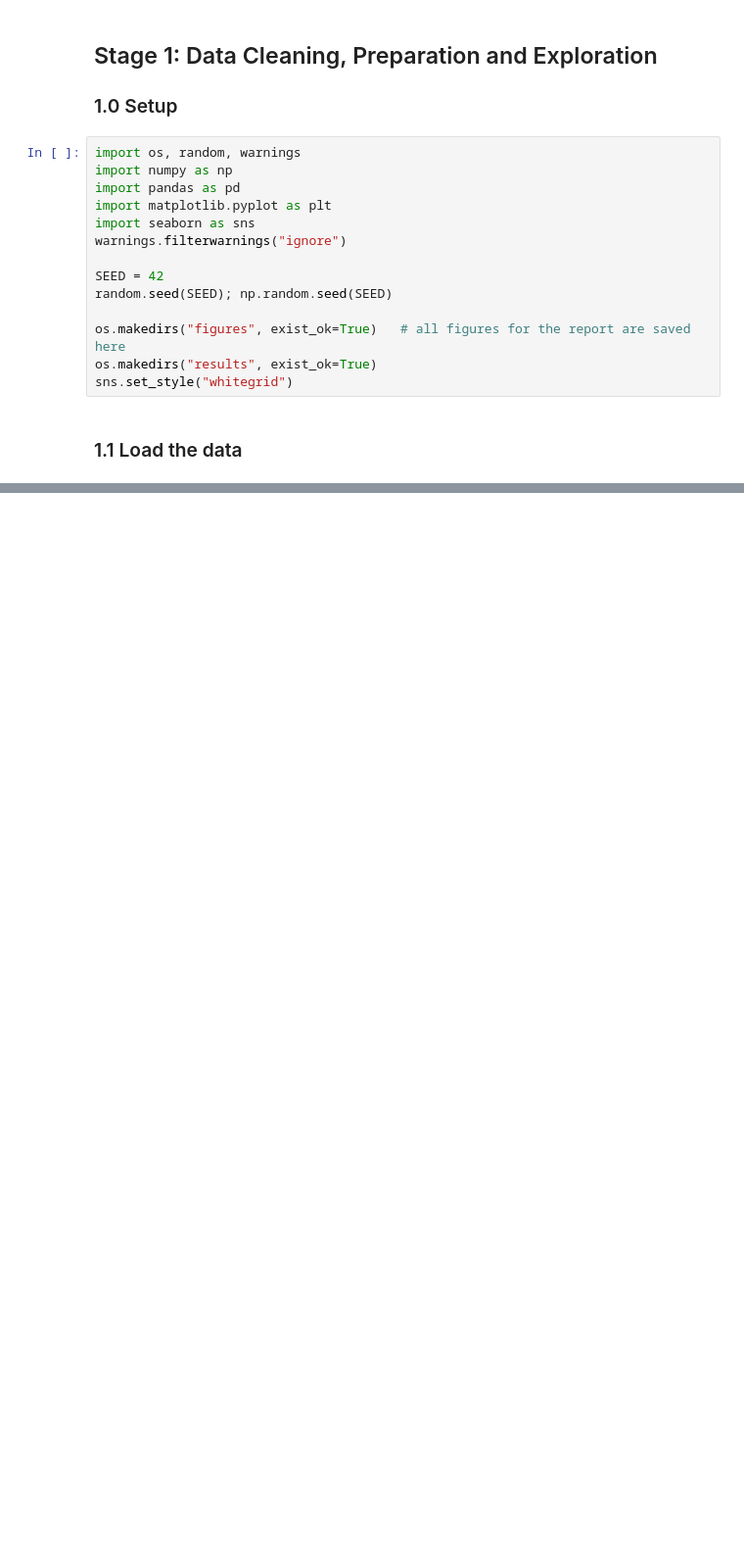
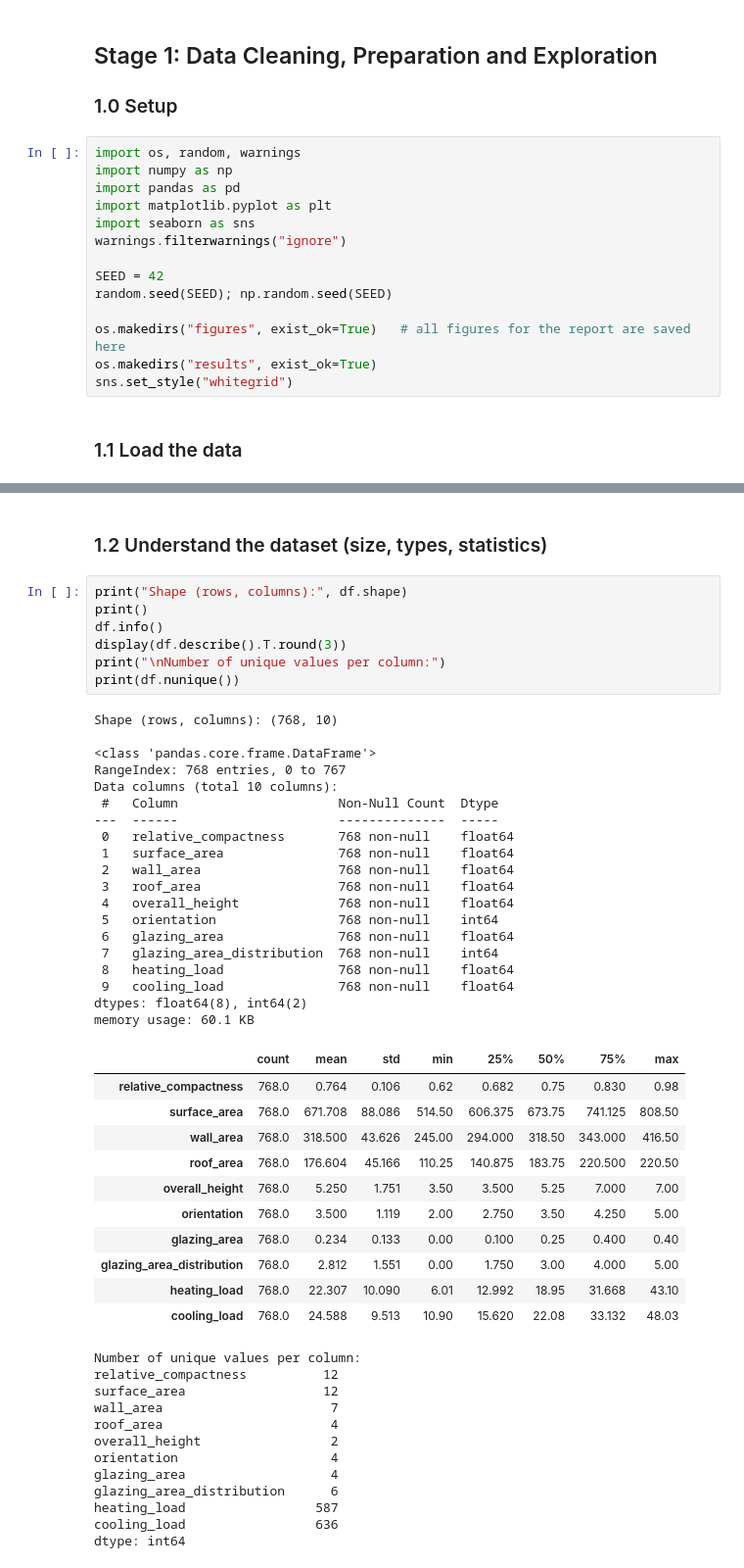
Before and after one commit to Khalidgh707/Machine-Learning-Project, a Jupyter notebook: DS471ML_project.ipynb, the cells around one changed output, grey strips where cells are left out. Shown at 98% size. Drawn from its saved outputs; the diff is of its cells as text; blank space fills up the shorter version.

```diff
--- a/DS471ML_project.ipynb
+++ b/DS471ML_project.ipynb
@@ -60,3 +67,55 @@ df.head()
 | 2 | 0.98 | 514.5 | 294.0 | 110.25 | 7.0 | 4 | 0.0 | ... |
 | 3 | 0.98 | 514.5 | 294.0 | 110.25 | 7.0 | 5 | 0.0 | ... |
 | 4 | 0.90 | 563.5 | 318.5 | 122.50 | 7.0 | 2 | 0.0 | ... |
+# %% [markdown]
+### 1.2 Understand the dataset (size, types, statistics)
+# %%
+print("Shape (rows, columns):", df.shape)
+print()
+df.info()
+display(df.describe().T.round(3))
+print("\nNumber of unique values per column:")
+print(df.nunique())
+# %% [output]
+Shape (rows, columns): (768, 10)
+
+<class 'pandas.core.frame.DataFrame'>
+RangeIndex: 768 entries, 0 to 767
+Data columns (total 10 columns):
+ #   Column                     Non-Null Count  Dtype
+---  ------                     --------------  -----
+ 0   relative_compactness       768 non-null    float64
+ 1   surface_area               768 non-null    float64
+ 2   wall_area                  768 non-null    float64
+ 3   roof_area                  768 non-null    float64
+ 4   overall_height             768 non-null    float64
+ 5   orientation                768 non-null    int64
+ 6   glazing_area               768 non-null    float64
+ 7   glazing_area_distribution  768 non-null    int64
+ 8   heating_load               768 non-null    float64
+ 9   cooling_load               768 non-null    float64
+dtypes: float64(8), int64(2)
+memory usage: 60.1 KB
+|  | count | mean | std | min | 25% | 50% | 75% | max |
+| relative_compactness | 768.0 | 0.764 | 0.106 | 0.62 | 0.682 | 0.75 | 0.830 | 0.98 |
+| surface_area | 768.0 | 671.708 | 88.086 | 514.50 | 606.375 | 673.75 | 741.125 | 808.50 |
+| wall_area | 768.0 | 318.500 | 43.626 | 245.00 | 294.000 | 318.50 | 343.000 | 416.50 |
+| roof_area | 768.0 | 176.604 | 45.166 | 110.25 | 140.875 | 183.75 | 220.500 | 220.50 |
+| overall_height | 768.0 | 5.250 | 1.751 | 3.50 | 3.500 | 5.25 | 7.000 | 7.00 |
+| orientation | 768.0 | 3.500 | 1.119 | 2.00 | 2.750 | 3.50 | 4.250 | 5.00 |
+| glazing_area | 768.0 | 0.234 | 0.133 | 0.00 | 0.100 | 0.25 | 0.400 | 0.40 |
+| glazing_area_distribution | 768.0 | 2.812 | 1.551 | 0.00 | 1.750 | 3.00 | 4.000 | 5.00 |
+| heating_load | 768.0 | 22.307 | 10.090 | 6.01 | 12.992 | 18.95 | 31.668 | 43.10 |
+| cooling_load | 768.0 | 24.588 | 9.513 | 10.90 | 15.620 | 22.08 | 33.132 | 48.03 |
+Number of unique values per column:
+relative_compactness          12
+surface_area                  12
+wall_area                      7
+roof_area                      4
+overall_height                 2
+orientation                    4
+glazing_area                   4
+glazing_area_distribution      6
+heating_load                 587
+cooling_load                 636
+dtype: int64
```
Also changed, not shown: parts of 9 cells of this notebook.
